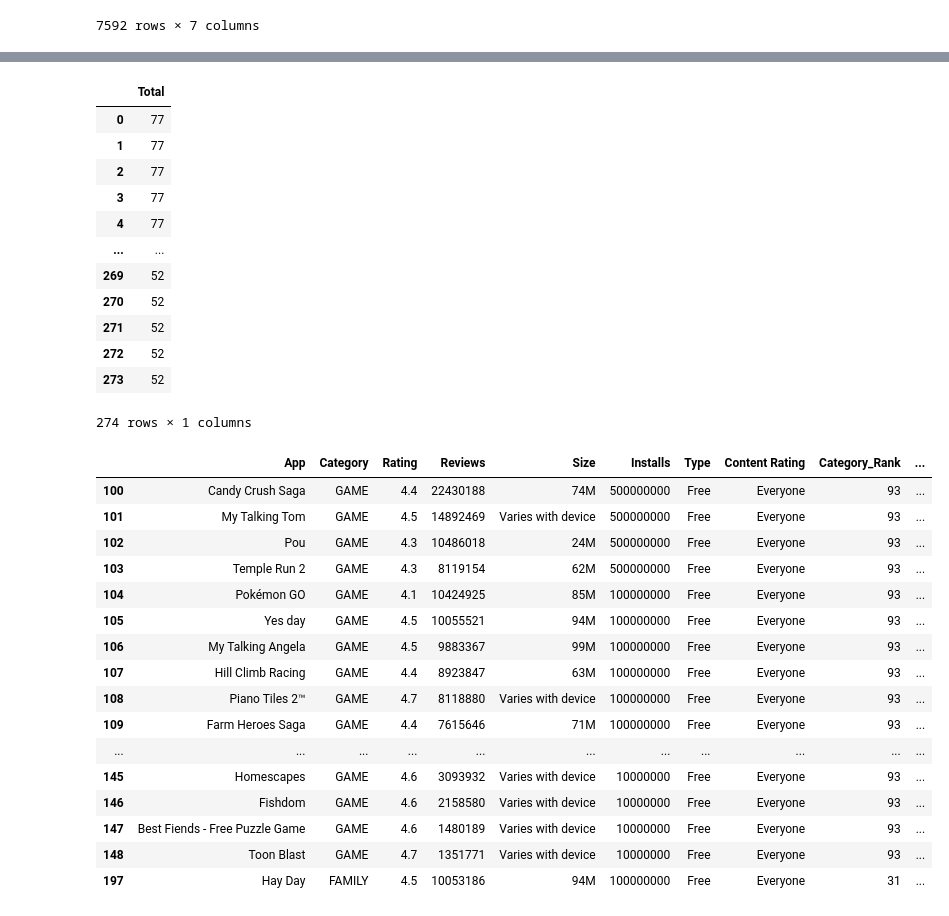
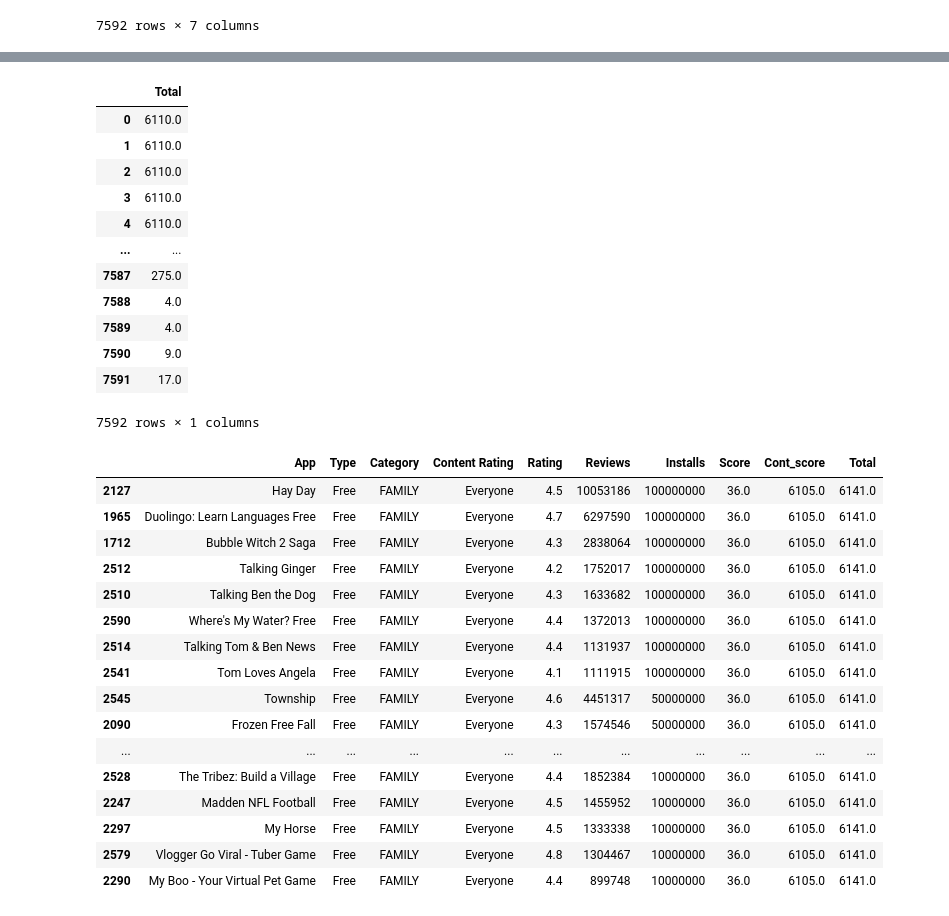
Before and after one commit to infoshareacademy/jdszr6-grupa-bez-nazwy, a Jupyter notebook: Python_project/Develop.ipynb, the cells around one changed output, grey strips where cells are left out. Saved outputs shown, nothing was run; the diff lists cells and outputs as text; code cells hidden in the pictures.

```diff
--- a/Python_project/Develop.ipynb
+++ b/Python_project/Develop.ipynb
@@ -47,0 +233,3 @@ free_type
+# %%
+file  = pd.merge(file, content_score, on='Content Rating')
+file
@@ -81,3 +271,0 @@ cat_rank
-# %%
-file  = pd.merge(pop, cat_rank, on='Category')
-file
@@ -110,3 +271,0 @@ content_rank
-# %%
-file  = pd.merge(file, content_rank, on='Content Rating')
-file
@@ -235,44 +301,43 @@ final_file.sort_values(['Total', 'Installs', 'Reviews'], ascending=False).iloc[:
 | 223 | 8 Ball Pool | SPORTS | 4.5 | 14201891 | 52M | 100000000 | Free | Everyone | 9 | ... |
 | 126 | Cooking Fever | GAME | 4.5 | 3198176 | 82M | 100000000 | Free | Everyone | 93 | ... |
 # %%
-suma = file['Category_Rank'] + file['Content_Rank']
+suma = file['Score'] + file['Cont_score']
 total_2 = pd.Series(suma)
 frame_2 = {'Total':total_2}
 total_frame_2 = pd.DataFrame(frame_2)
 total_frame_2
 # %% [output]
 |  | Total |
-| 0 | 77 |
-| 1 | 77 |
-| 2 | 77 |
-| 3 | 77 |
-| 4 | 77 |
+| 0 | 6110.0 |
+| 1 | 6110.0 |
+| 2 | 6110.0 |
+| 3 | 6110.0 |
+| 4 | 6110.0 |
 | ... | ... |
-| 269 | 52 |
-| 270 | 52 |
-| 271 | 52 |
-| 272 | 52 |
-| 273 | 52 |
+| 7587 | 275.0 |
+| 7588 | 4.0 |
+| 7589 | 4.0 |
+| 7590 | 9.0 |
+| 7591 | 17.0 |
-274 rows × 1 columns
+7592 rows × 1 columns
 # %%
 file['Total'] = total_frame_2
-file.sort_values(['Total', 'Installs', 'Reviews'], ascending=False).iloc[:50]
-#dopiero 50 apka ma inny total
+file.sort_values(['Total', 'Installs', 'Reviews'], ascending=False).iloc[:30]
 # %% [output]
-|  | App | Category | Rating | Reviews | Size | Installs | Type | Content Rating | Category_Rank | ... |
-| 100 | Candy Crush Saga | GAME | 4.4 | 22430188 | 74M | 500000000 | Free | Everyone | 93 | ... |
-| 101 | My Talking Tom | GAME | 4.5 | 14892469 | Varies with device | 500000000 | Free | Everyone | 93 | ... |
-| 102 | Pou | GAME | 4.3 | 10486018 | 24M | 500000000 | Free | Everyone | 93 | ... |
-| 103 | Temple Run 2 | GAME | 4.3 | 8119154 | 62M | 500000000 | Free | Everyone | 93 | ... |
-| 104 | Pokémon GO | GAME | 4.1 | 10424925 | 85M | 100000000 | Free | Everyone | 93 | ... |
-| 105 | Yes day | GAME | 4.5 | 10055521 | 94M | 100000000 | Free | Everyone | 93 | ... |
-| 106 | My Talking Angela | GAME | 4.5 | 9883367 | 99M | 100000000 | Free | Everyone | 93 | ... |
-| 107 | Hill Climb Racing | GAME | 4.4 | 8923847 | 63M | 100000000 | Free | Everyone | 93 | ... |
-| 108 | Piano Tiles 2™ | GAME | 4.7 | 8118880 | Varies with device | 100000000 | Free | Everyone | 93 | ... |
-| 109 | Farm Heroes Saga | GAME | 4.4 | 7615646 | 71M | 100000000 | Free | Everyone | 93 | ... |
+|  | App | Type | Category | Content Rating | Rating | Reviews | Installs | Score | Cont_score | Total |
+| 2127 | Hay Day | Free | FAMILY | Everyone | 4.5 | 10053186 | 100000000 | 36.0 | 6105.0 | 6141.0 |
+| 1965 | Duolingo: Learn Languages Free | Free | FAMILY | Everyone | 4.7 | 6297590 | 100000000 | 36.0 | 6105.0 | 6141.0 |
+| 1712 | Bubble Witch 2 Saga | Free | FAMILY | Everyone | 4.3 | 2838064 | 100000000 | 36.0 | 6105.0 | 6141.0 |
+| 2512 | Talking Ginger | Free | FAMILY | Everyone | 4.2 | 1752017 | 100000000 | 36.0 | 6105.0 | 6141.0 |
+| 2510 | Talking Ben the Dog | Free | FAMILY | Everyone | 4.3 | 1633682 | 100000000 | 36.0 | 6105.0 | 6141.0 |
+| 2590 | Where's My Water? Free | Free | FAMILY | Everyone | 4.4 | 1372013 | 100000000 | 36.0 | 6105.0 | 6141.0 |
+| 2514 | Talking Tom & Ben News | Free | FAMILY | Everyone | 4.4 | 1131937 | 100000000 | 36.0 | 6105.0 | 6141.0 |
+| 2541 | Tom Loves Angela | Free | FAMILY | Everyone | 4.1 | 1111915 | 100000000 | 36.0 | 6105.0 | 6141.0 |
+| 2545 | Township | Free | FAMILY | Everyone | 4.6 | 4451317 | 50000000 | 36.0 | 6105.0 | 6141.0 |
+| 2090 | Frozen Free Fall | Free | FAMILY | Everyone | 4.3 | 1574546 | 50000000 | 36.0 | 6105.0 | 6141.0 |
 | ... | ... | ... | ... | ... | ... | ... | ... | ... | ... | ... |
-| 145 | Homescapes | GAME | 4.6 | 3093932 | Varies with device | 10000000 | Free | Everyone | 93 | ... |
-| 146 | Fishdom | GAME | 4.6 | 2158580 | Varies with device | 10000000 | Free | Everyone | 93 | ... |
-| 147 | Best Fiends - Free Puzzle Game | GAME | 4.6 | 1480189 | Varies with device | 10000000 | Free | Everyone | 93 | ... |
-| 148 | Toon Blast | GAME | 4.7 | 1351771 | Varies with device | 10000000 | Free | Everyone | 93 | ... |
-| 197 | Hay Day | FAMILY | 4.5 | 10053186 | 94M | 100000000 | Free | Everyone | 31 | ... |
+| 2528 | The Tribez: Build a Village | Free | FAMILY | Everyone | 4.4 | 1852384 | 10000000 | 36.0 | 6105.0 | 6141.0 |
+| 2247 | Madden NFL Football | Free | FAMILY | Everyone | 4.5 | 1455952 | 10000000 | 36.0 | 6105.0 | 6141.0 |
+| 2297 | My Horse | Free | FAMILY | Everyone | 4.5 | 1333338 | 10000000 | 36.0 | 6105.0 | 6141.0 |
+| 2579 | Vlogger Go Viral - Tuber Game | Free | FAMILY | Everyone | 4.8 | 1304467 | 10000000 | 36.0 | 6105.0 | 6141.0 |
+| 2290 | My Boo - Your Virtual Pet Game | Free | FAMILY | Everyone | 4.4 | 899748 | 10000000 | 36.0 | 6105.0 | 6141.0 |
```
Also changed, not shown: parts of 30 cells of this notebook, 1 other file.
